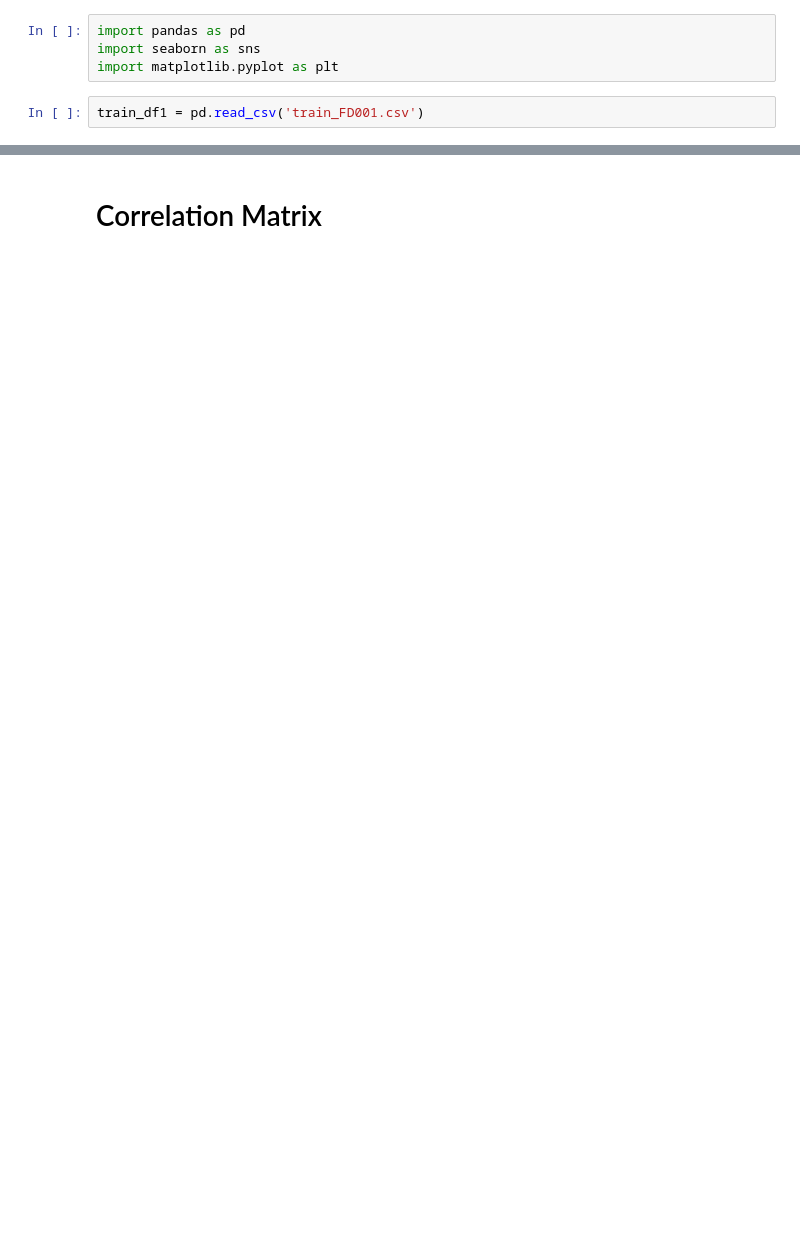
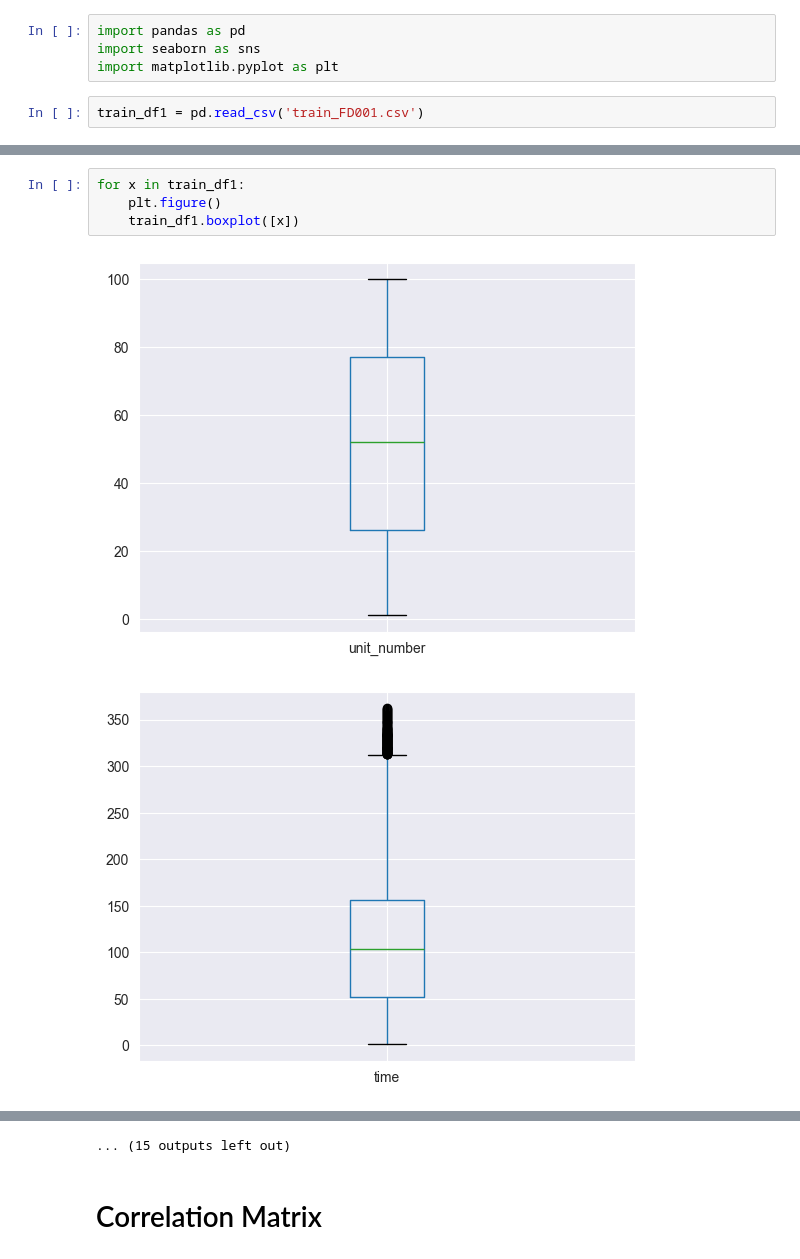
Before and after one commit to DeTa47/Turbofan-lifecycle-prediction, a Jupyter notebook: turbofan_data_eda.ipynb, the cells around one changed output, grey strips where cells are left out. Drawn from its saved outputs; the diff is of its cells as text; blank space fills up the shorter version.

```diff
--- a/turbofan_data_eda.ipynb
+++ b/turbofan_data_eda.ipynb
@@ -69,0 +59,7 @@ dtype: int64
+# %%
+for x in train_df1:
+    plt.figure()
+    train_df1.boxplot([x])
+# %% [output]
+[figure, added]
+[figure, added]
@@ -70,3 +76,4 @@ dtype: int64
+... (15 outputs left out)
 # %% [markdown]
 # Correlation Matrix
 # %%
```
Also changed, not shown: parts of 8 cells of this notebook, 3 other files.
